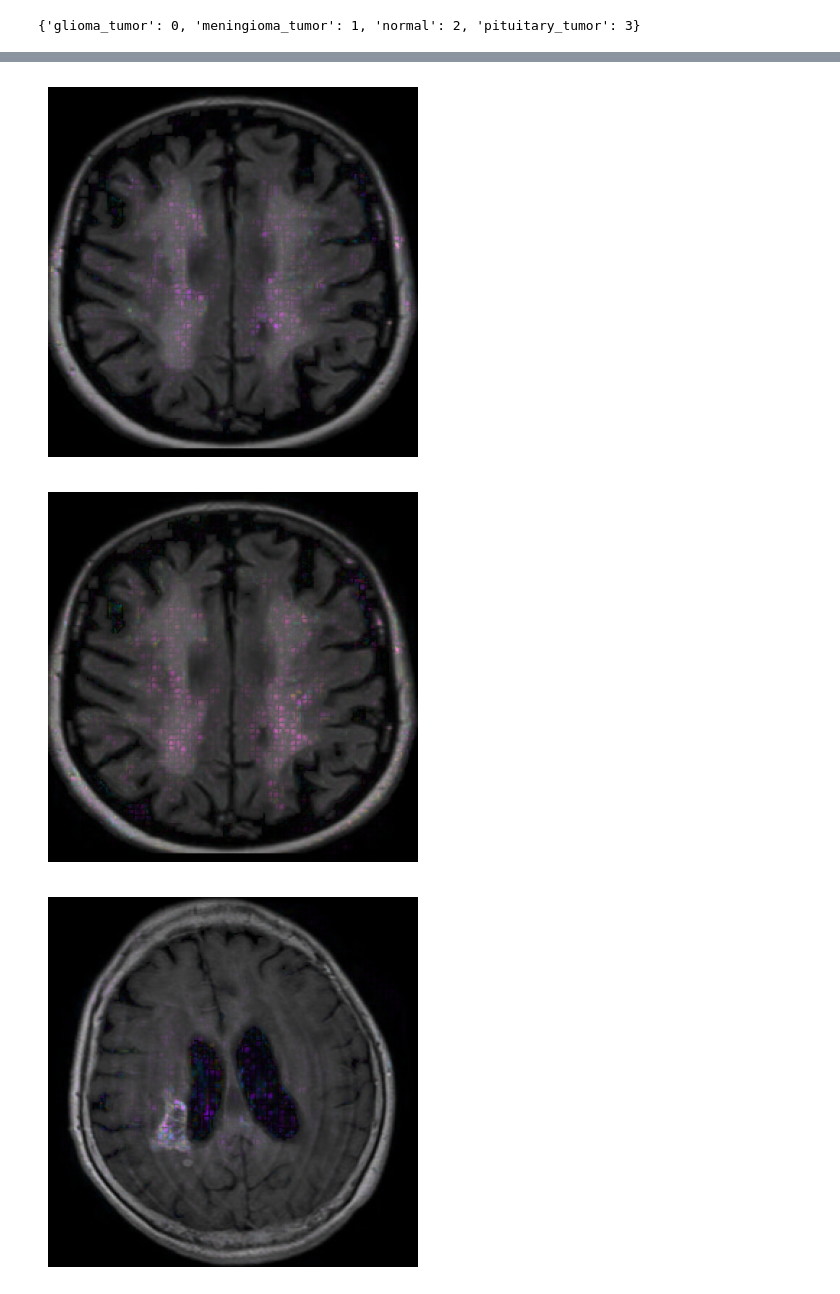
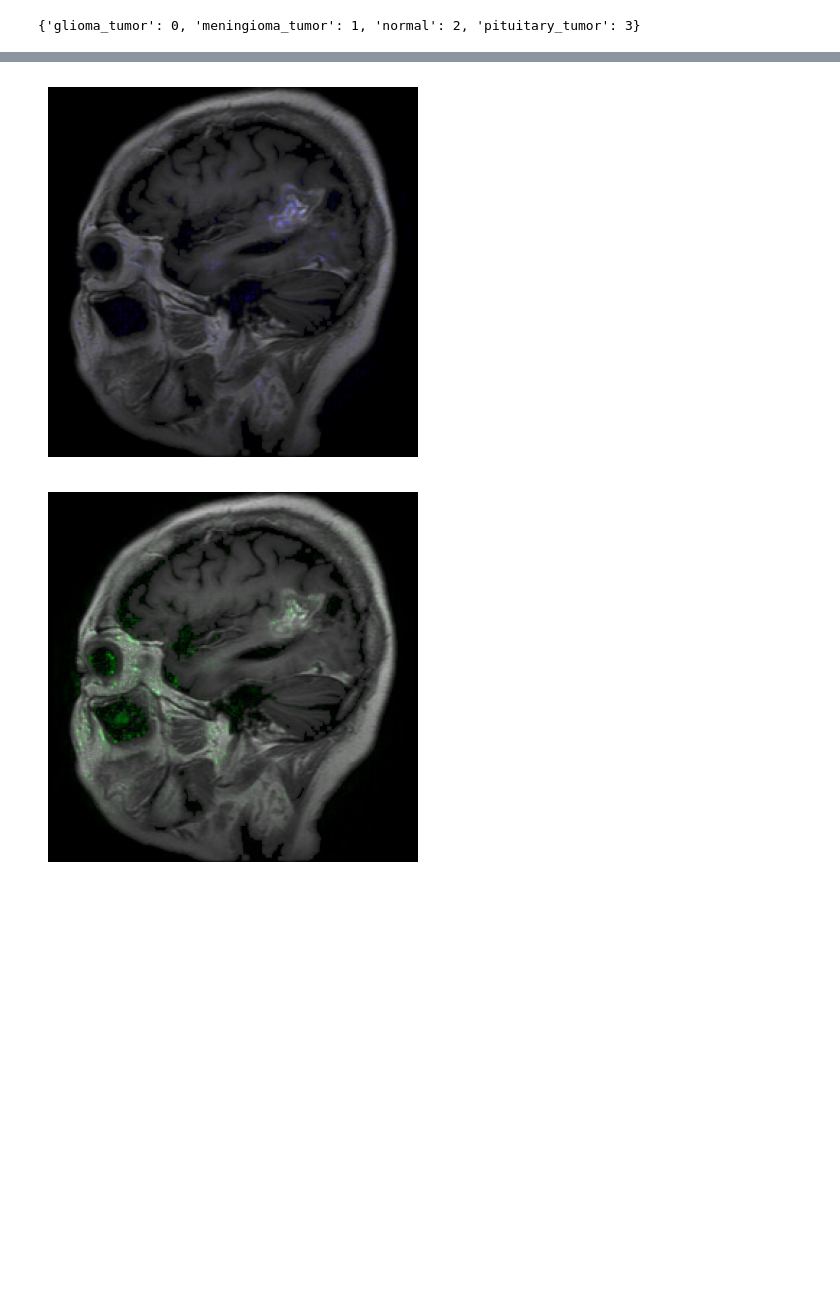
Before and after one commit to tmi-lab/AMORE, a Jupyter notebook: code/notebooks/BrainTumors.ipynb, the cells around one changed output, grey strips where cells are left out. Cells and saved outputs as stored; diff of their text form; code cells hidden in the pictures; blank space fills up the shorter version.

```diff
--- a/code/notebooks/BrainTumors.ipynb
+++ b/code/notebooks/BrainTumors.ipynb
@@ -373,7 +357,7 @@ thd
 ### seatch frequent features
 
 itemsets_y = transform_intgrad_to_itemsets(y_int_g,thd=thd,K=1)
-fids = gen_freq_feature_set(itemsets_y[0],min_support=100,max_len=100)
+fids = gen_freq_feature_set(itemsets_y[0],min_support=100,max_len=200)
 fids = np.array(fids).astype(int)-1
 print('feature set',fids,len(fids))
 # %% [output]
@@ -441,0 +438,13 @@ add rule [115] 1060 (1.0542857142857143, 0.08511673079596627, 2.5065696239471436
+# %%
+from sklearn.tree import DecisionTreeClassifier,DecisionTreeRegressor
+from sklearn.tree import plot_tree,export_text,export_graphviz
+import explainer.DT_rules as dtr
+
+
+feature_names = ["z"+str(i) for i in range(X_train.shape[1])]
+
+treemodel = DecisionTreeClassifier(max_depth=max_depth,min_samples_leaf=min_support,random_state=SEED)
+treemodel.fit(X_train,pred_y_train==c)
+
+rule_list, rule_value_list, rule_metric_list, new_lines = dtr.obtain_rule_lists_from_DT(treemodel,5,X_train.numpy(),y_train,pred_y_train==c,np.arange(X_train.shape[-1]),feature_names,c=c)
+print(export_text(treemodel))
@@ -442,4 +477,10 @@ add rule [115] 1060 (1.0542857142857143, 0.08511673079596627, 2.5065696239471436
 # %%
+### Following code only for visualization ###
+
+prefix = "./results/BrainTumors/
+if not os.path.exists(prefix):
+    os.mkdir(prefix)
+
 r1 = y_rule_candidates[0]["rules"]
 r=r1[0]
 
@@ -452,5 +493,4 @@ for key in keys:
         if r[0] == key:
             rdict[key] = rdict.get(key,[])
             rdict[key].append(r)
-rdict
 # %% [output]
@@ -459,4 +498,0 @@ rdict
-# %%
-prefix = "./results/BrainTumors/c"+str(c)+"_sp"+str(min_support)
-if not os.path.exists(prefix):
-    os.mkdir(prefix)
@@ -588,4 +499,9 @@ raw_baselines = eutils.gen_intgrad_baselines(X_train_raw,y_train)
 # %%
+emodel_upper = ENetUpper(model)
+raw_baselines = eutils.gen_intgrad_baselines(X_train_raw,y_train)
+
+
+file_type = ".svg"
 cids = np.arange(C)
 k =  c
 tn = ["_correct_","_incorrect_"]
@@ -595,15 +511,17 @@ for kk,fid in enumerate(keys):
     for r in rs:
         print(r)
         ids = rlm.op_map[r[1]](X_train[:,r[0]],r[2]) & ids
-imgs = X_train_raw[ids]
+imgs = X_train_raw[ids] ## images satisfy the top rule set
 lbs = y_train[ids]
 plbs = pred_y_train[ids]
 
 correct = imgs[(lbs==plbs)&(plbs==c)][0]
-incorrect = imgs[(plbs!=c)][-1]
-print("incorrect, true",lbs[(plbs!=c)][-1],"predict",plbs[(plbs!=c)][-1])
+incorrect = imgs[(plbs!=c)][0]
+print("incorrect, true",lbs[(plbs!=c)][0],"predict",plbs[(plbs!=c)][0])
 
 for t, test_sample in enumerate([correct,incorrect]):
+    if t==0:
+        continue
     for kk,fid in enumerate(keys):
         test_sample = test_sample.unsqueeze(0)
         s_int_g,s_latent_shift = [],[]
@@ -625,7 +543,7 @@ for t, test_sample in enumerate([correct,incorrect]):
         plt.axis('off')
         plt.imshow(tmp.transpose(0,2).transpose(1,0))
 
-        plt.savefig(os.path.join(prefix,"single_rule_gsample_c"+str(c)+tn[t]+"r"+str(kk)+"_img"+str(index)+file_type),bbox_inches="tight")
+        plt.savefig(os.path.join(prefix,"single_rule_gsample_c"+str(c)+tn[t]+"r"+str(kk)+"_img"+file_type),bbox_inches="tight")
         plt.show()
         plt.close()
 # %% [output]
@@ -634,4 +552,3 @@ for t, test_sample in enumerate([correct,incorrect]):
 incorrect, true 0 predict 0
-[figure, old version]
+[figure, new version]
-[figure, old version]
+[figure, new version]
-[figure, removed]
```
Also changed, not shown: parts of 40 cells of this notebook, 3 other files.
